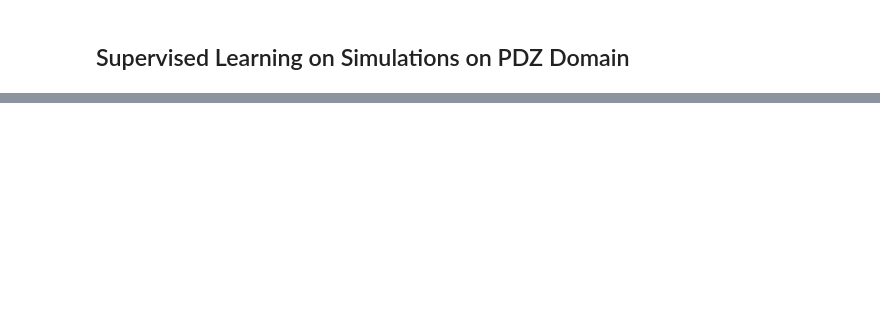
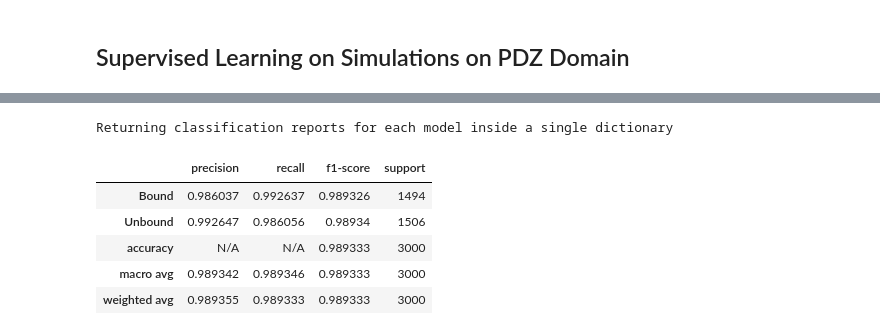
Before and after one commit to kamerlinlab/KIF, a Jupyter notebook: tutorials/PDZ_ML_Classification.ipynb, the cells around one changed output, grey strips where cells are left out. Cells and saved outputs as stored; diff of their text form; code cells hidden in the pictures; blank space fills up the shorter version.

```diff
--- a/tutorials/PDZ_ML_Classification.ipynb
+++ b/tutorials/PDZ_ML_Classification.ipynb
@@ -160,0 +367,13 @@ len(distance_array)
+# %%
+# Instantiate the model.
+ml_model = model_building.ClassificationModel(
+    dataset=supervised_dataset.df_filtered,
+    evaluation_split_ratio=0.15,
+    classes_to_use=["Bound", "Unbound"],
+    models_to_use=["CatBoost", "XGBoost", "Random_Forest"],
+    scaling_method="min_max",
+    out_dir=out_dir,
+    cross_validation_splits=5,
+    cross_validation_repeats=3,
+    search_approach="none",
+)
@@ -160,0 +421,13 @@ len(distance_array)
+# %%
+reports = ml_model.evaluate_models()
+# %% [output]
+Returning classification reports for each model inside a single dictionary
+# %%
+reports["XGBoost"]
+# %% [output]
+|  | precision | recall | f1-score | support |
+| Bound | 0.986037 | 0.992637 | 0.989326 | 1494 |
+| Unbound | 0.992647 | 0.986056 | 0.98934 | 1506 |
+| accuracy | N/A | N/A | 0.989333 | 3000 |
+| macro avg | 0.989342 | 0.989346 | 0.989333 | 3000 |
+| weighted avg | 0.989355 | 0.989333 | 0.989333 | 3000 |
```
Also changed, not shown: parts of 33 cells of this notebook, 2 other files.
